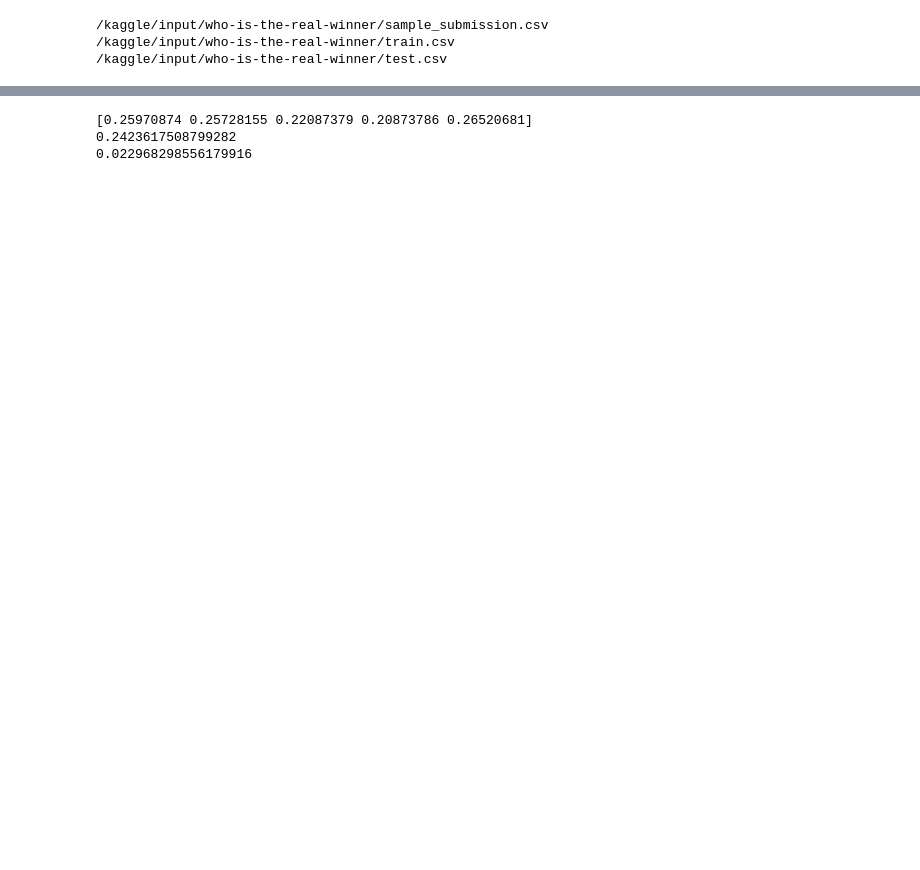
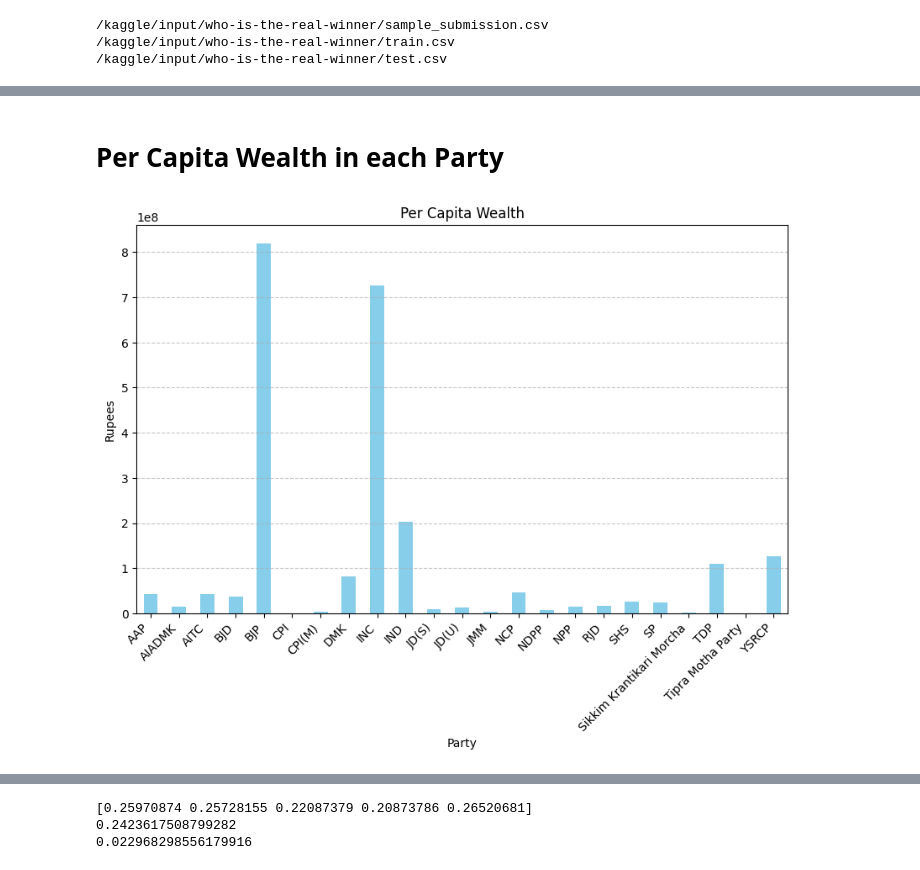
Before and after one commit to Codudegithub/CS253_ML_Project, a Jupyter notebook: notebook27dc988401.ipynb, the cells around one changed output, grey strips where cells are left out. Saved outputs shown, nothing was run; the diff lists cells and outputs as text; code cells hidden in the pictures; blank space fills up the shorter version.

```diff
--- a/notebook27dc988401.ipynb
+++ b/notebook27dc988401.ipynb
@@ -54,0 +187,22 @@ def Numerical(value):
+# %% [markdown]
+# **Per Capita Wealth in each Party**
+# %%
+total_entries_per_party = train_data['Party'].value_counts()
+
+assets_per_party = train_data.groupby('Party')['Total Assets'].sum()
+liabilities_per_party = train_data.groupby('Party')['Liabilities'].sum()
+
+wealth_per_person = (assets_per_party-liabilities_per_party / total_entries_per_party)
+
+
+# Plotting as a bar plot
+plt.figure(figsize=(10, 6))
+wealth_per_person.plot(kind='bar', color='skyblue')
+plt.title('Per Capita Wealth')
+plt.xlabel('Party')
+plt.ylabel('Rupees')
+plt.xticks(rotation=45, ha='right')
+plt.grid(axis='y', linestyle='--', alpha=0.7)
+plt.show()
+# %% [output]
+[figure, added]
```
Also changed, not shown: parts of 22 cells of this notebook.
